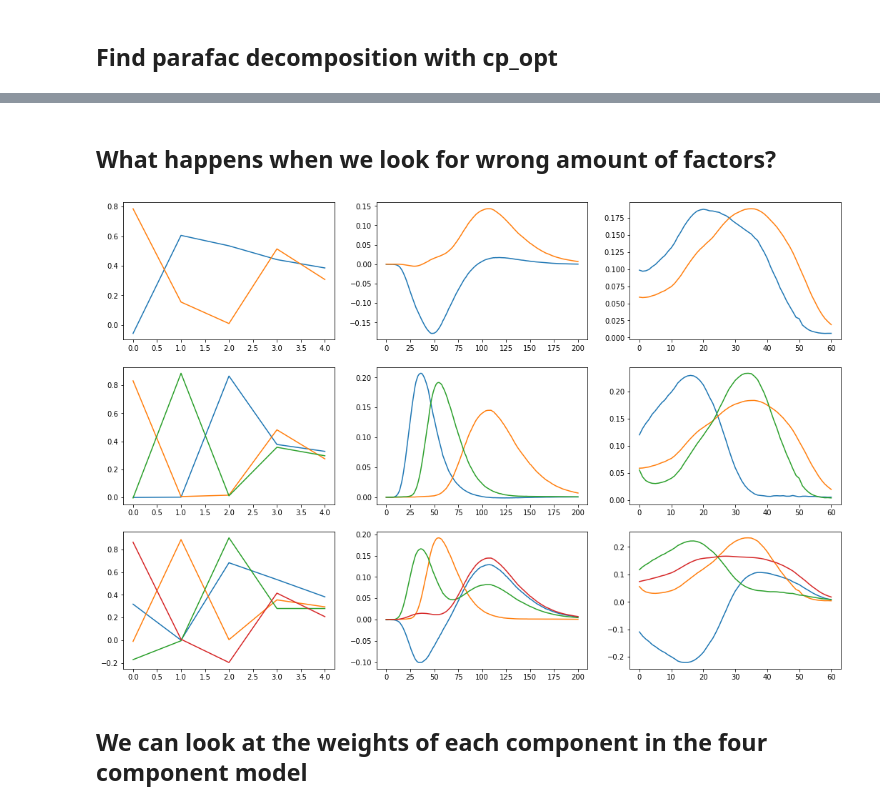
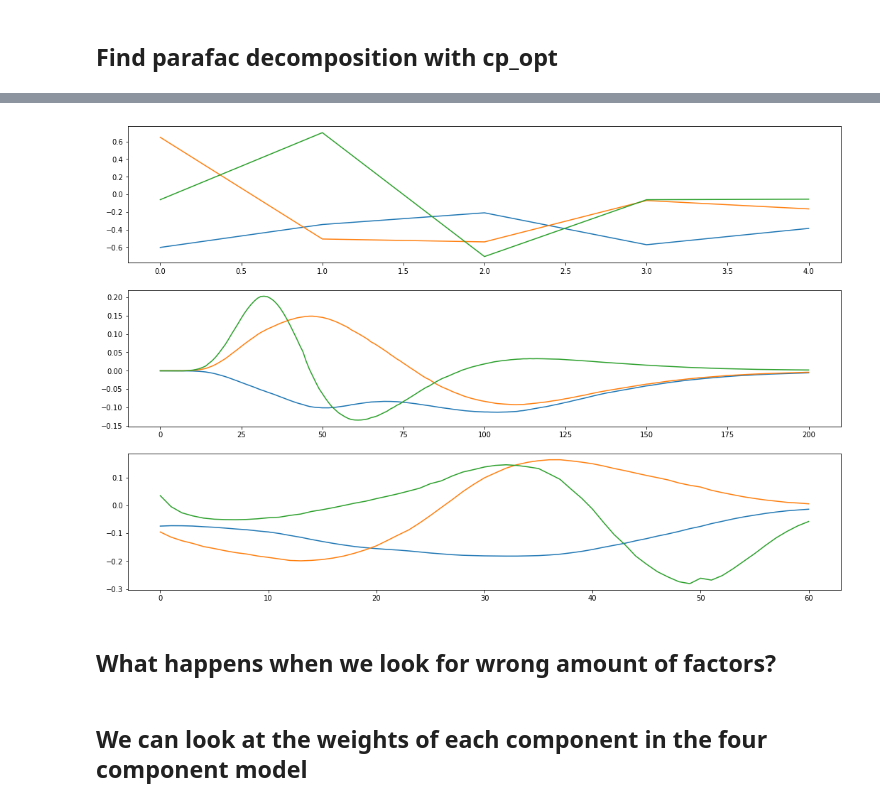
Before and after one commit to MarieRoald/TensorKit, a Jupyter notebook: cp_opt demo.ipynb, the cells around one changed output, grey strips where cells are left out. Cells and saved outputs as stored; diff of their text form; code cells hidden in the pictures.

```diff
--- a/cp_opt demo.ipynb
+++ b/cp_opt demo.ipynb
@@ -77,3 +97,10 @@ plt.show()
+# %%
+fig, axes = plt.subplots(3,1, figsize=(18,12))
+for i in range(3):
+    axes[i].plot(initial_factors[i])
+plt.show()
+# %% [output]
+[figure, added]
 # %% [markdown]
 ## What happens when we look for wrong amount of  factors?
 # %%
@@ -82,14 +109,12 @@ rank_list = [2,3,4]
 fig, axes = plt.subplots(len(rank_list), 3, figsize=(18,12))
 
 for i, rank in enumerate(rank_list):
-    factors_unnorm, result = cp.cp_opt(X, rank=rank, init='random', gtol=1e-10)
+    factors_unnorm, result,_ = cp.cp_opt(X, rank=rank, init='svd', gtol=1e-10)
     factors, sign, norms = cp.prepare_for_comparison(factors_unnorm)
     for j in range(3):
         axes[i][j].plot(factors[j])
 
 plt.show()
-# %% [output]
-[figure, removed]
 # %% [markdown]
 ## We can look at the weights of each component in the four component model
 # %%
```
Also changed, not shown: parts of 8 cells of this notebook, 1 other file.
